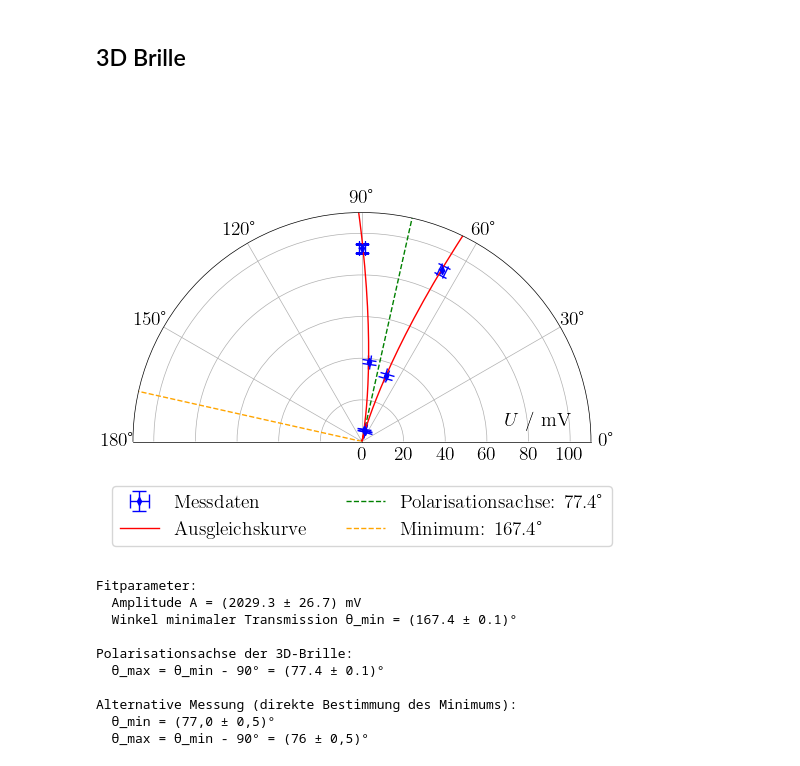
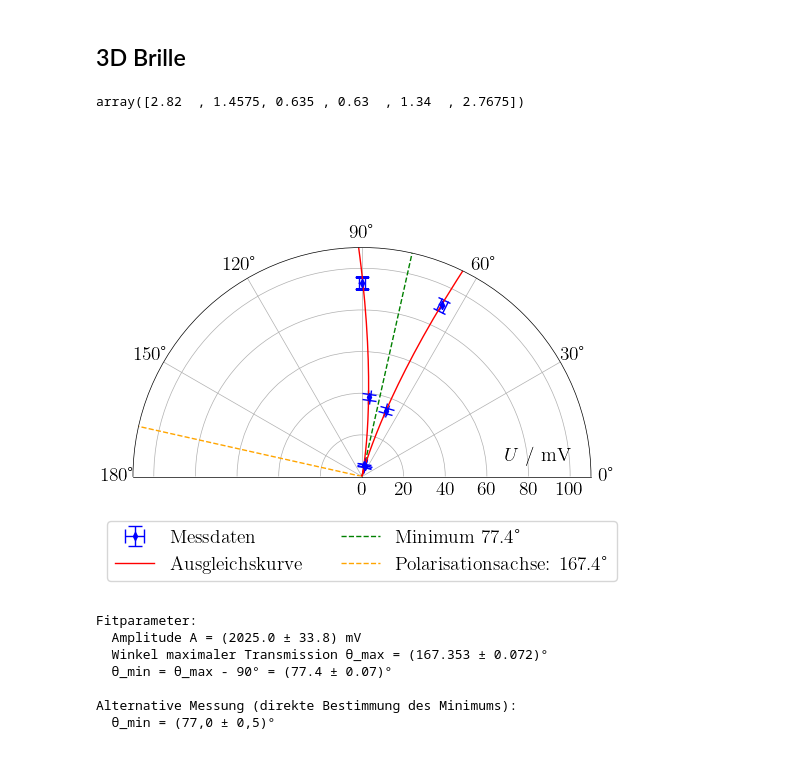
Before and after one commit to eudaemon3/Labor-Experimentalphysik-2, a Jupyter notebook: 11_3DKinoPolarisation/Auswertung.ipynb, the cells around one changed output. Drawn from its saved outputs; the diff is of its cells as text; code cells hidden in the pictures.

Commit message:
continue working on evaluation for 11 polarisation

```diff
--- a/11_3DKinoPolarisation/Auswertung.ipynb
+++ b/11_3DKinoPolarisation/Auswertung.ipynb
@@ -17,4 +17,5 @@ dtheta = 0.5
 U = np.array([188.8, 189.0, 177.0, 166.8, 140.6, 95.5, 72.2, 34.7, 10.6, 0.7, 3.9, 21.8, 51.7, 86.4, 125.6, 135.4, 176.8, 188.3, 199])
 dU_Multimeter = U * 0.005 + 0.2  # mV
 dU_Detektor = U * 0.02 + 0.3  # mV
-dU = np.sqrt(dU_Multimeter**2 + dU_Detektor**2)  # mV
+dU = dU_Multimeter + dU_Detektor  # mV
+dU
@@ -21,6 +26,6 @@ dU = np.sqrt(dU_Multimeter**2 + dU_Detektor**2)  # mV
 # %%
 def ffit(t, A, p):
-    return A*np.cos(t*2*np.pi/360 + p)**2
+    return A*np.cos(2*np.pi/360 *t + p)**2
 
 theta_fit = np.linspace(-40, 140, 1000)
 popt, pcov = curve_fit(ffit, theta, U, sigma=dU+1, absolute_sigma=True)
@@ -30,7 +35,7 @@ U_fit = ffit(theta_fit, A, p)
 
 plt.figure(figsize=(6,4))
 
-plt.errorbar(theta, U, yerr=dU+1, xerr=dtheta, fmt='d', color='blue', label='Messdaten', markersize=5, capsize=4)
+plt.errorbar(theta, U, yerr=dU+1, xerr=dtheta, fmt='d', color='blue', label='Messdaten', markersize=5, capsize=5)
 plt.plot(theta_fit, U_fit, 'r-', label='Ausgleichskurve')
 
 plt.xlabel(r"$\theta$ / $^\circ$", fontsize=14)
@@ -40,5 +45,5 @@ plt.grid(True)
 
 plt.tight_layout()
 print(f'A: {A} pm {dA}')
-print(f'phi {p} pm {dp}')
+print(f'phi {np.rad2deg(p)} pm {np.rad2deg(dp)}')
 # %% [output]
@@ -74,7 +79,10 @@ dtheta = 1
 U = np.array([92.8, 38.3, 5.4, 5.2, 33.6, 90.7])
 dU_Multimeter = U * 0.005 + 0.2  # mV
 dU_Detektor = U * 0.02 + 0.3  # mV
-dU = np.sqrt(dU_Multimeter**2 + dU_Detektor**2)  # mV
+dU = dU_Multimeter + dU_Detektor
+dU
+# %% [output]
+array([2.82  , 1.4575, 0.635 , 0.63  , 1.34  , 2.7675])
 # %%
 def malus_fit(theta_deg, A, theta0):
     theta_rad = np.deg2rad(theta_deg - theta0)
@@ -95,50 +103,45 @@ dtheta_max = dtheta0_fit
 # %%
 fig, ax = plt.subplots(1, 1, figsize=(6, 5), subplot_kw={'projection': 'polar'})
 
 line_pol = ax.plot([np.deg2rad(theta_max), np.deg2rad(theta_max)], [0, A_fit],
         'g--', linewidth=1, label=f'Polarisationsachse: {theta_max:.1f}°')
 
 line_min = ax.plot([np.deg2rad(theta_min), np.deg2rad(theta_min)], [0, A_fit],
         'orange', linestyle='--', linewidth=1, label=f'Minimum: {theta_min:.1f}°')
 
 points = ax.errorbar(np.deg2rad(theta), U, xerr=np.deg2rad(dtheta), yerr=dU,
             fmt='d', color='blue', markersize=4, capsize=5, label='Messdaten')
 
 line_fit = ax.plot(np.deg2rad(theta_fit), U_fit, 'r-', linewidth=1, label='Ausgleichskurve')
 
 ax.set_theta_zero_location('E')
 ax.set_theta_direction(1)
 ax.set_thetamin(0)
 ax.set_thetamax(180)
 
 ax.set_ylim(0, 110)
 ax.text(np.deg2rad(5), 85, r'$U$ / mV', fontsize=14, ha='center')
 
 handles = [points, line_fit[0], line_pol[0], line_min[0]]
-labels = ['Messdaten', 'Ausgleichskurve', f'Polarisationsachse: {theta_max:.1f}°', f'Minimum: {theta_min:.1f}°']
+labels = ['Messdaten', 'Ausgleichskurve', f'Minimum {theta_max:.1f}°', f'Polarisationsachse: {theta_min:.1f}°']
 ax.legend(handles, labels, loc='lower center', frameon=True, fontsize=14, ncol=2)
 ax.grid(True)
 
 plt.tight_layout()
 # %% [output]
-[figure, old version]
+[figure, new version]
 # %%
 print(f"Fitparameter:")
 print(f"  Amplitude A = ({A_fit:.1f} ± {dA_fit:.1f}) mV")
-print(f"  Winkel minimaler Transmission θ_min = ({theta_min:.1f} ± {dtheta_min:.1f})°")
-print(f"\nPolarisationsachse der 3D-Brille:")
-print(f"  θ_max = θ_min - 90° = ({theta_max:.1f} ± {dtheta_max:.1f})°")
+print(f"  Winkel maximaler Transmission θ_max = ({theta_min:.3f} ± {dtheta_min:.3f})°")
+print(f"  θ_min = θ_max - 90° = ({theta_max:.1f} ± {dtheta_max:.2f})°")
 print(f"\nAlternative Messung (direkte Bestimmung des Minimums):")
 print(f"  θ_min = (77,0 ± 0,5)°")
-print(f"  θ_max = θ_min - 90° = ({theta_max - 1:.0f} ± 0,5)°")
 # %% [output]
 Fitparameter:
-  Amplitude A = (2029.3 ± 26.7) mV
-  Winkel minimaler Transmission θ_min = (167.4 ± 0.1)°
-
-Polarisationsachse der 3D-Brille:
-  θ_max = θ_min - 90° = (77.4 ± 0.1)°
+  Amplitude A = (2025.0 ± 33.8) mV
+  Winkel maximaler Transmission θ_max = (167.353 ± 0.072)°
+  θ_min = θ_max - 90° = (77.4 ± 0.07)°
 
 Alternative Messung (direkte Bestimmung des Minimums):
   θ_min = (77,0 ± 0,5)°
-  θ_max = θ_min - 90° = (76 ± 0,5)°
```
Also changed, not shown: parts of 2 cells of this notebook, 3 other files.
